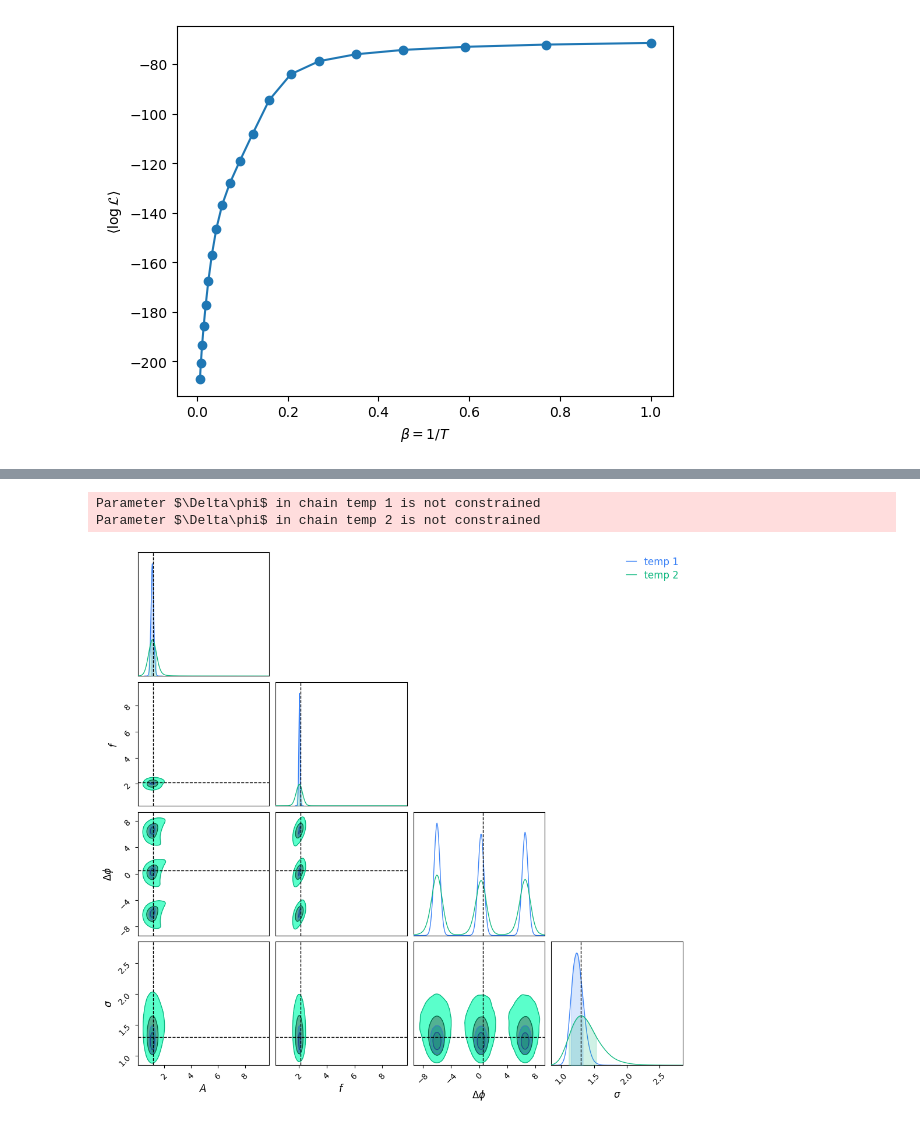
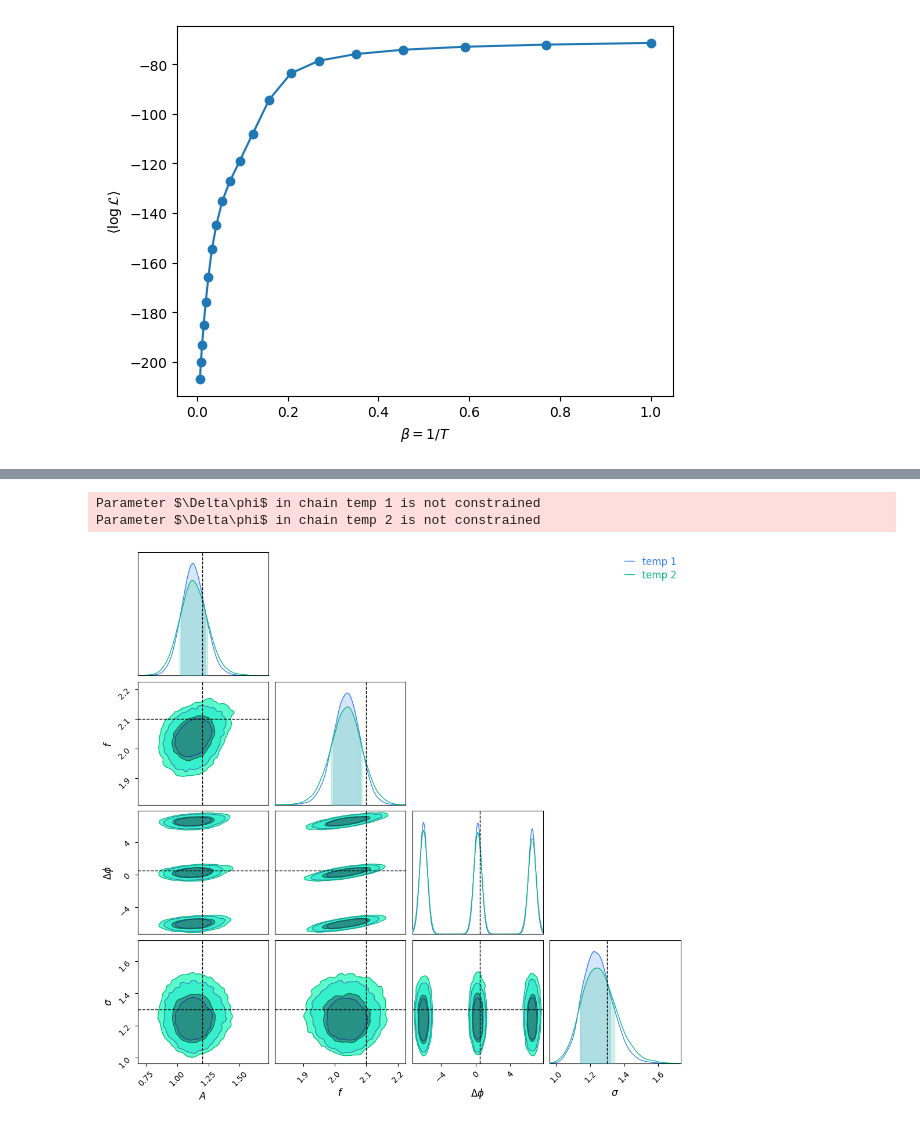
Before and after one commit to aiden-g12321/miscMCMC, a Jupyter notebook: examples/two_waves.ipynb, the cells around one changed output, grey strips where cells are left out. Cells and saved outputs as stored; diff of their text form; code cells hidden in the pictures.

Commit message:
"one Fisher for all chains"

```diff
--- a/examples/two_waves.ipynb
+++ b/examples/two_waves.ipynb
@@ -49,7 +49,7 @@ vectorized_model = jit(vmap(fast_model))
 # injected parameters
 amp_inj = 1.2
 freq_inj = 2.1
-phase_offset_inj = np.pi / 6.
+phase_offset_inj = np.pi / 6.3
 sigma_inj = 1.3
 x_inj = jnp.array([amp_inj, freq_inj, phase_offset_inj, sigma_inj])
 ndim = x_inj.shape[0]
@@ -80,8 +80,8 @@ We use a uniform prior over signal and noise parameters, $\mathbf{x} = (A,\,f,\,
 \end{equation}
 # %%
 # parameter bounds
-x_mins = jnp.array([0., 0., -3. * jnp.pi, 0.])
-x_maxs = jnp.array([10., 10., 3. * jnp.pi, 10.])
+x_mins = jnp.array([0., 0., -jnp.pi, 0.])
+x_maxs = jnp.array([10., 10., jnp.pi, 10.])
 
 # parameter labels
 x_labels = np.array([r'$A$', r'$f$', r'$\Delta\phi$', r'$\sigma$'])
@@ -182,16 +182,13 @@ def lnpost_pt(x, temperature=1.0):
     return fast_lnpost(x) / temperature
 fast_lnpost_pt = jit(lnpost_pt)
 # %%
-num_samples = int(1e6)
+num_samples = int(1e5)
 num_chains = 20
-samples, lnposts, temp_ladder, acceptance_rates = mcmc_scan_loop(num_samples,
-                                                                 num_chains,
-                                                                 fast_lnpost_pt,
-                                                                 x_inj,
-                                                                 x_mins,
-                                                                 x_maxs,
-                                                                 jump_proposals=[],
-                                                                 Fisher_jump_weight=20,
-                                                                 DE_jump_weight=20,
-                                                                 PT_swap_weight=20,
-                                                                 seed=0)
+samples, lnposts, temp_ladder = ptmcmc_sampler(num_samples,
+                                               num_chains,
+                                               fast_lnpost_pt,
+                                               x_inj,
+                                               Fisher_jump_weight=20,
+                                               DE_jump_weight=20,
+                                               PT_swap_weight=20,
+                                               seed=0)
@@ -255,17 +247,17 @@ plt.show()
 # %%
 from chainconsumer import Chain, ChainConsumer, make_sample, Truth
 
 import pandas as pd
 
 df1 = pd.DataFrame(samples[0], columns=x_labels)
-df2 = pd.DataFrame(samples[5], columns=x_labels)
+df2 = pd.DataFrame(samples[1], columns=x_labels)
 
 c = ChainConsumer()
 c.add_chain(Chain(samples=df1, name='temp 1'))
 c.add_chain(Chain(samples=df2, name='temp 2'))
 c.add_truth(Truth(location={x_label: x_val for x_label, x_val in zip(x_labels, x_inj)}))
 fig = c.plotter.plot(range)
 # %% [output]
 Parameter $\Delta\phi$ in chain temp 1 is not constrained
 Parameter $\Delta\phi$ in chain temp 2 is not constrained
-[figure, old version]
+[figure, new version]
```
Also changed, not shown: parts of 9 cells of this notebook, 1 other file.
